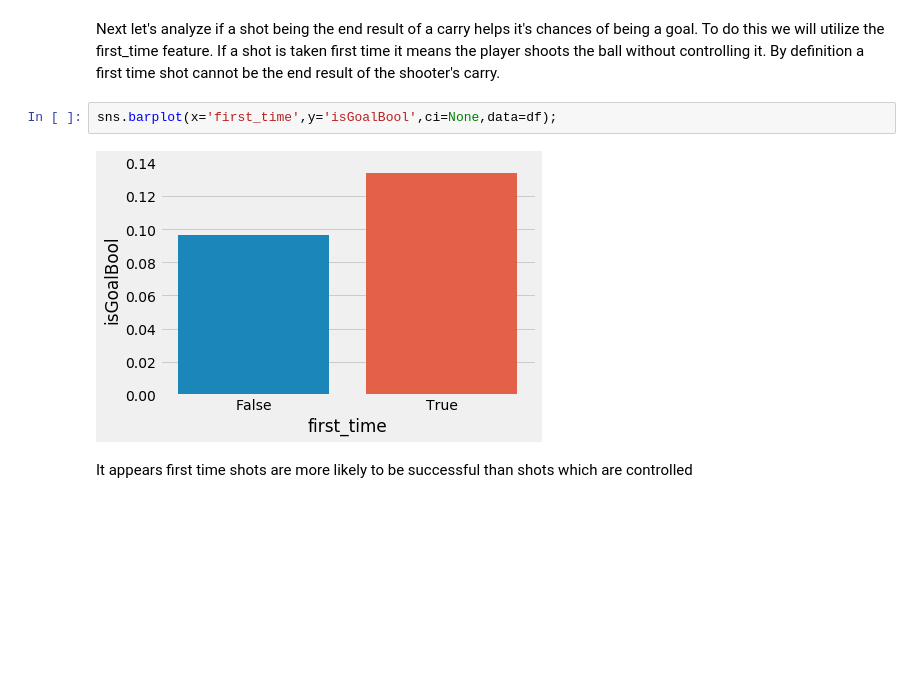
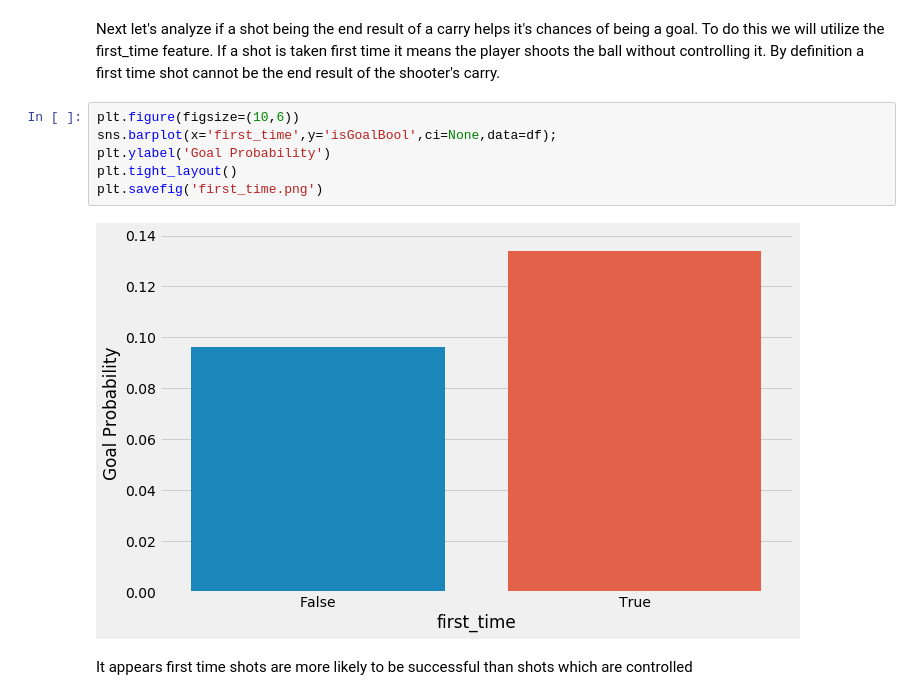
Before and after one commit to j-v-n/Springboard, a Jupyter notebook: capstone_projects/capstone1/data_storytelling.ipynb, the cells around one changed output. Saved outputs shown, nothing was run; the diff lists cells and outputs as text; blank space fills up the shorter version.

```diff
--- a/capstone_projects/capstone1/data_storytelling.ipynb
+++ b/capstone_projects/capstone1/data_storytelling.ipynb
@@ -461,9 +476,13 @@ As far as set pieces are considered, even though we saw earlier that free kicks
 # %% [markdown]
 Next let's analyze if a shot being the end result of a carry helps it's chances of being a goal. To do this we will utilize the first_time feature. If a shot is taken first time it means the player shoots the ball without controlling it. By definition a first time shot cannot be the end result of the shooter's carry.
 # %%
+plt.figure(figsize=(10,6))
 sns.barplot(x='first_time',y='isGoalBool',ci=None,data=df);
+plt.ylabel('Goal Probability')
+plt.tight_layout()
+plt.savefig('first_time.png')
 # %% [output]
-[figure, old version]
+[figure, new version]
 # %% [markdown]
 It appears first time shots are more likely to be successful than shots which are controlled
 # %% [markdown]
```
Also changed, not shown: parts of 9 cells of this notebook, 1 other file.
